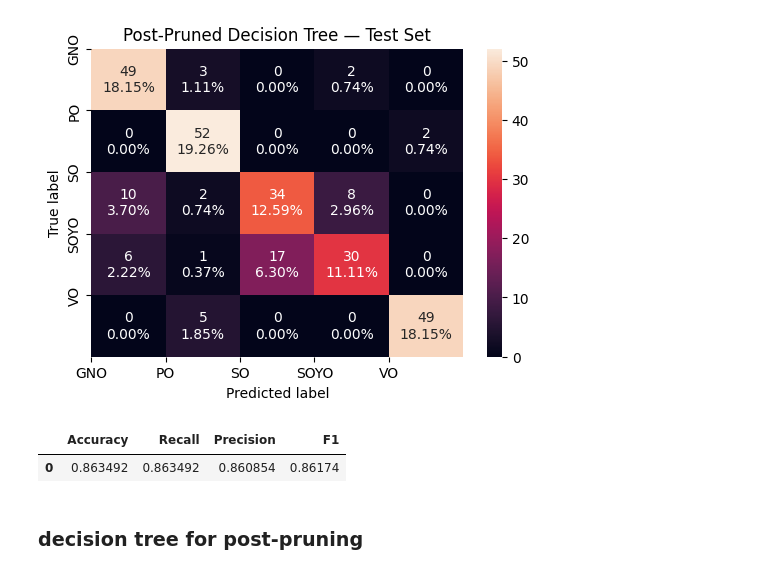
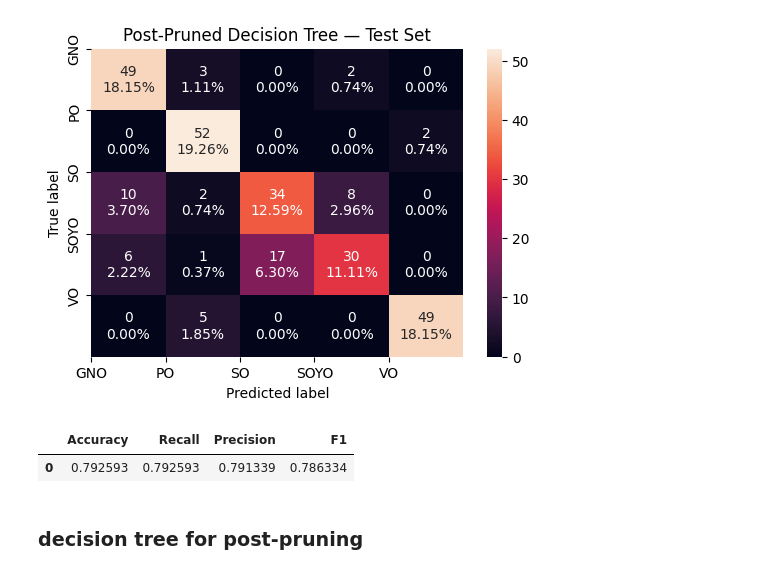
Before and after one commit to klndeepak/Physics-Informed-AI-Approach-K-Means-and-Decision-Tree-for-Oil-Classification, a Jupyter notebook: Decision Tree_Chips - Paper Subtracted.ipynb, the cells around one changed output. Cells and saved outputs as stored; diff of their text form; code cells hidden in the pictures.

Commit message:
Update decision tree notebooks

```diff
--- a/Decision Tree_Chips - Paper Subtracted.ipynb
+++ b/Decision Tree_Chips - Paper Subtracted.ipynb
@@ -918,11 +918,11 @@ plt.show()
 # %%
 decision_tree_post_test = model_performance_classification_sklearn(
     model3, X_test, y_test
 )
-decision_tree_post_perf_train
+decision_tree_post_test
 # %% [output]
 |  | Accuracy | Recall | Precision | F1 |
-| 0 | 0.863492 | 0.863492 | 0.860854 | 0.86174 |
+| 0 | 0.792593 | 0.792593 | 0.791339 | 0.786334 |
 # %% [markdown]
 ### decision tree for post-pruning
 # %%
```
Also changed, not shown: 2 other files.
